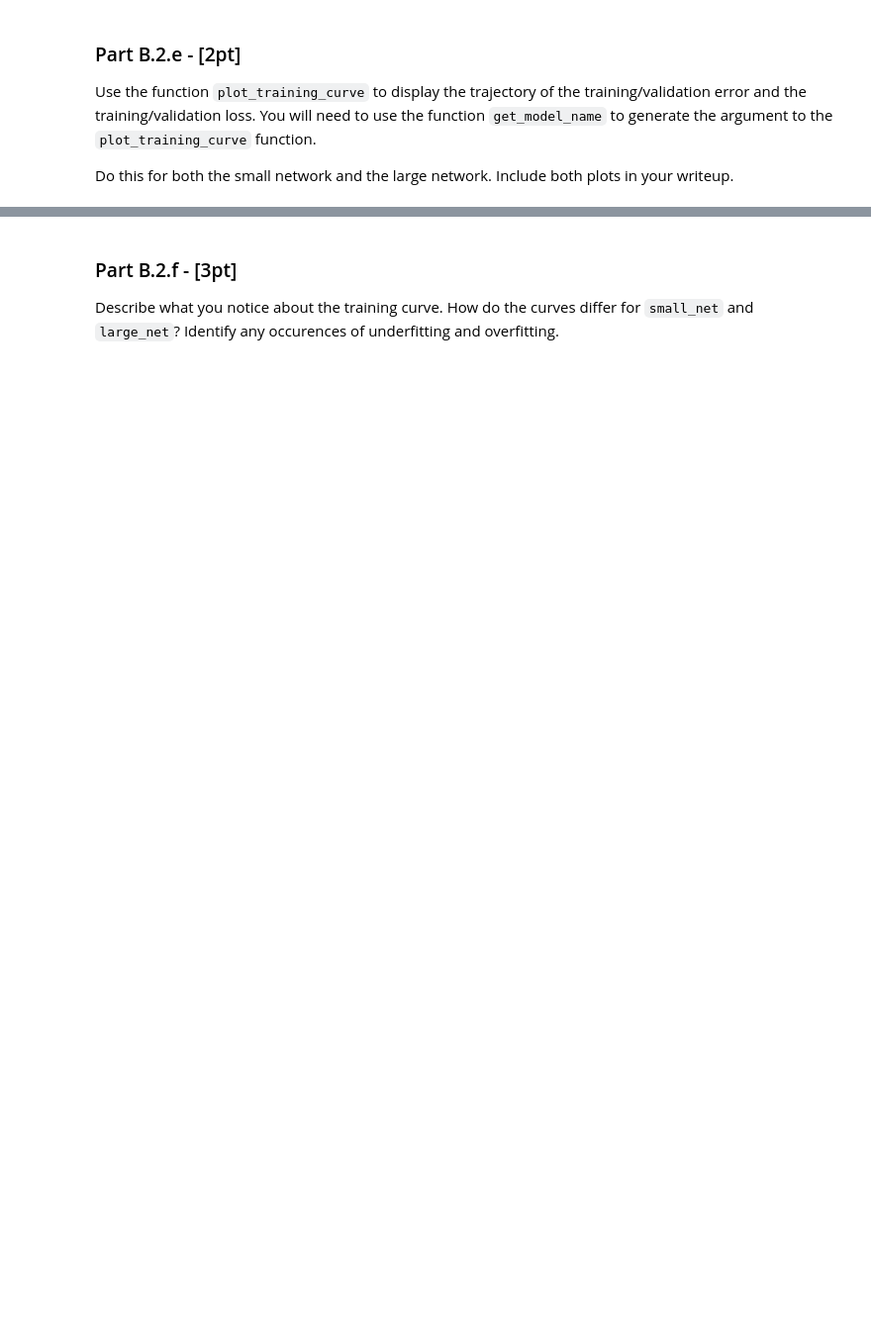
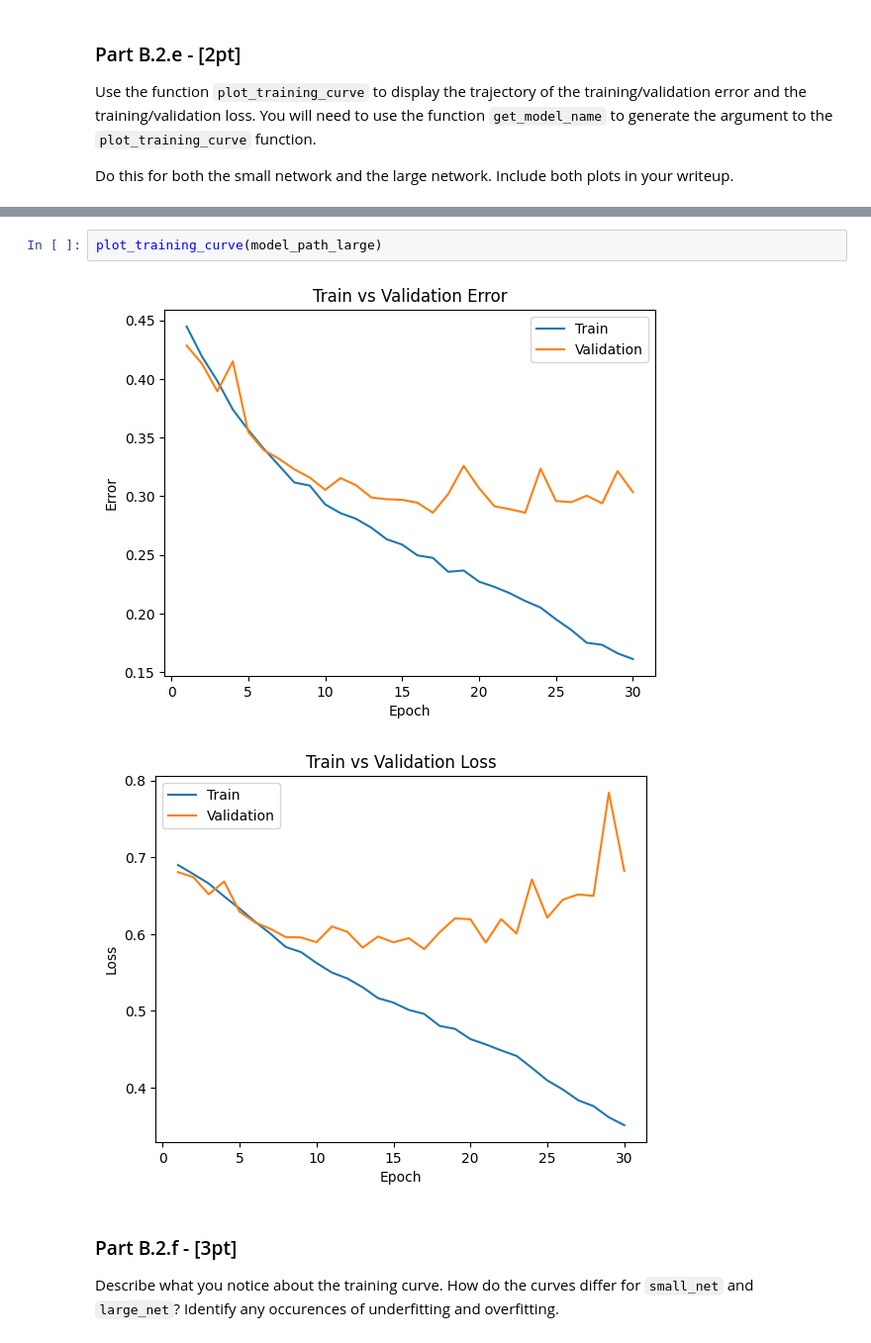
Before and after one commit to khaledgg/MIE1517, a Jupyter notebook: Lab 1/LAB_1_ANN_and_PyTorch.ipynb, the cells around one changed output, grey strips where cells are left out. Shown at 99% size. Drawn from its saved outputs; the diff is of its cells as text; blank space fills up the shorter version.

```diff
--- a/Lab 1/LAB_1_ANN_and_PyTorch.ipynb
+++ b/Lab 1/LAB_1_ANN_and_PyTorch.ipynb
@@ -667,3 +832,8 @@ in your writeup.
+# %%
+plot_training_curve(model_path_large)
+# %% [output]
+[figure, added]
+[figure, added]
 # %% [markdown]
 ### Part B.2.f - [3pt]
 
```
Also changed, not shown: parts of 65 cells of this notebook.
